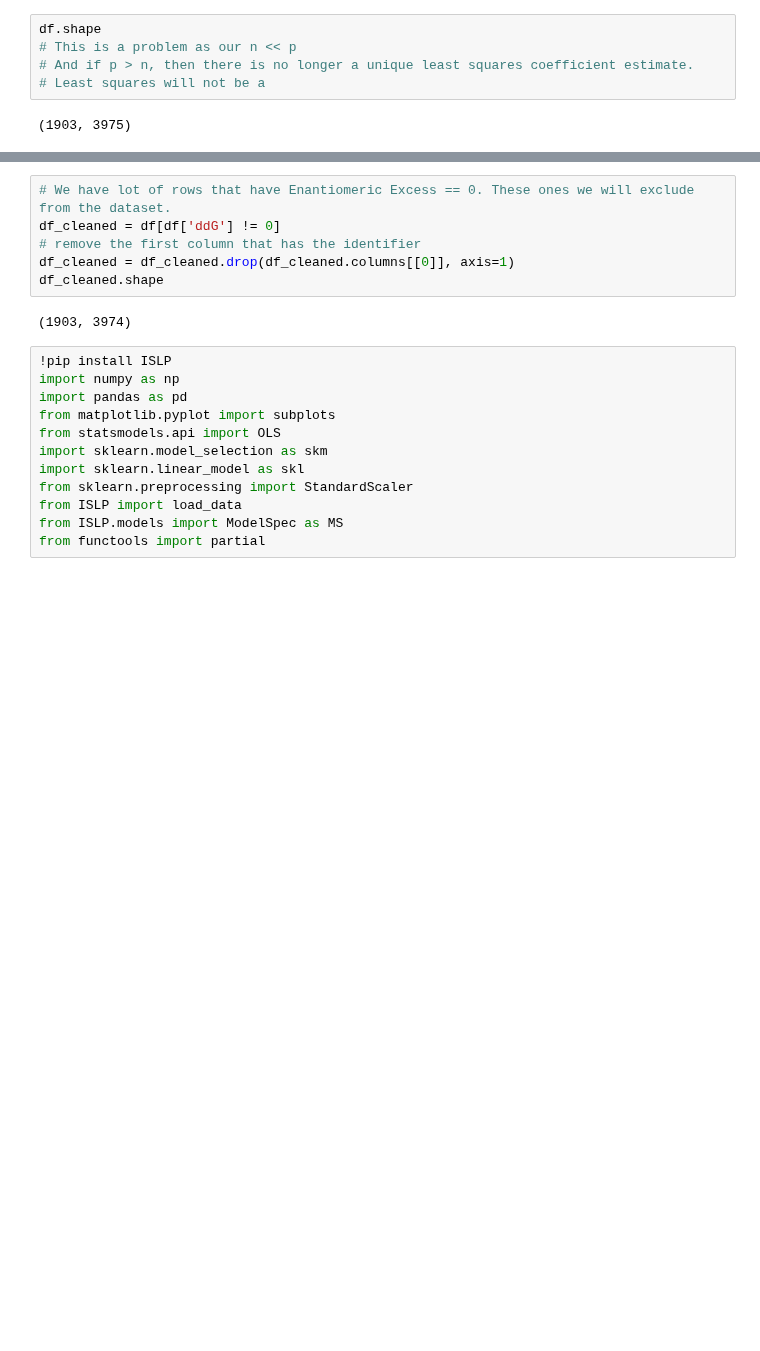
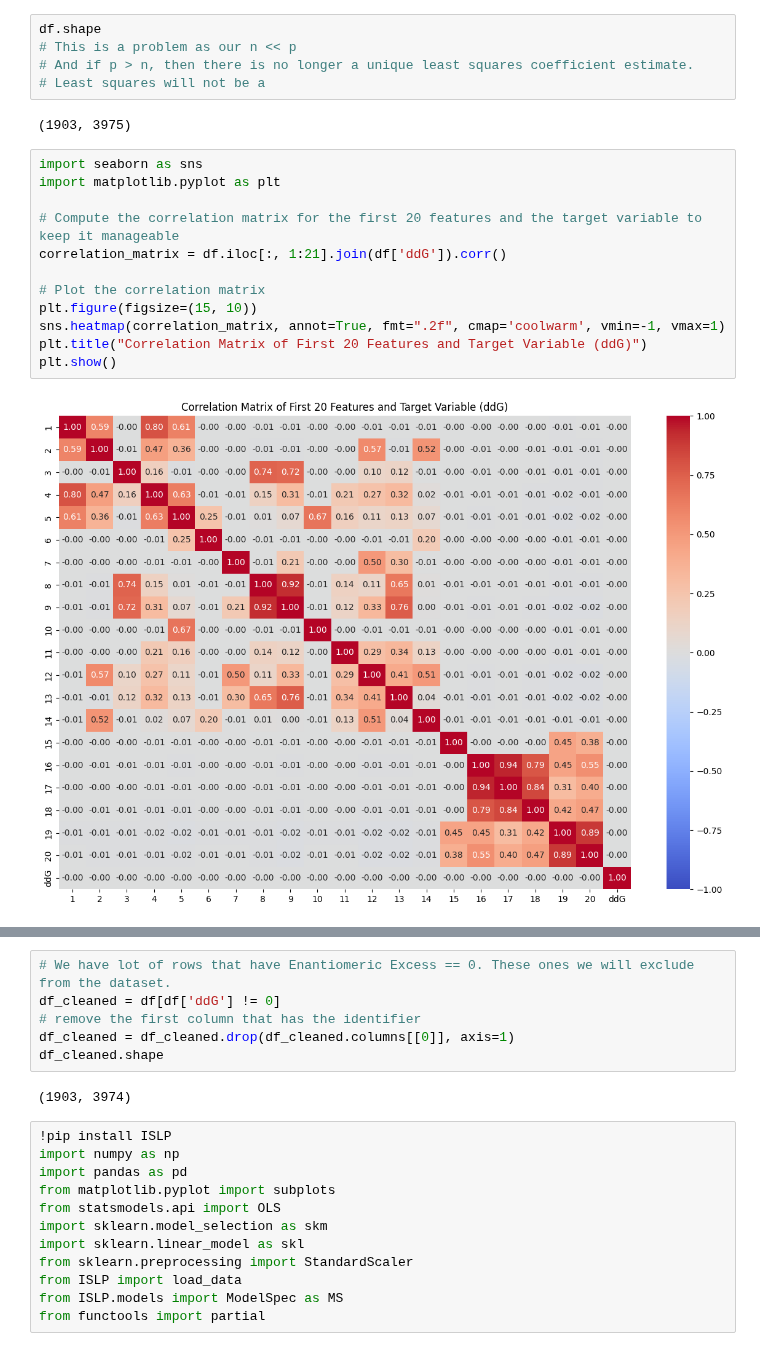
Before and after one commit to nirb28/ee-predict, a Jupyter notebook: large/eda.ipynb, the cells around one changed output, grey strips where cells are left out. Cells and saved outputs as stored; diff of their text form; blank space fills up the shorter version.

```diff
--- a/large/eda.ipynb
+++ b/large/eda.ipynb
@@ -33,3 +35,17 @@ df.shape
 # Least squares will not be a
 # %% [output]
 (1903, 3975)
+# %%
+import seaborn as sns
+import matplotlib.pyplot as plt
+
+# Compute the correlation matrix for the first 20 features and the target variable to keep it manageable
+correlation_matrix = df.iloc[:, 1:21].join(df['ddG']).corr()
+
+# Plot the correlation matrix
+plt.figure(figsize=(15, 10))
+sns.heatmap(correlation_matrix, annot=True, fmt=".2f", cmap='coolwarm', vmin=-1, vmax=1)
+plt.title("Correlation Matrix of First 20 Features and Target Variable (ddG)")
+plt.show()
+# %% [output]
+[figure, added]
```
Also changed, not shown: parts of 4 cells of this notebook.
